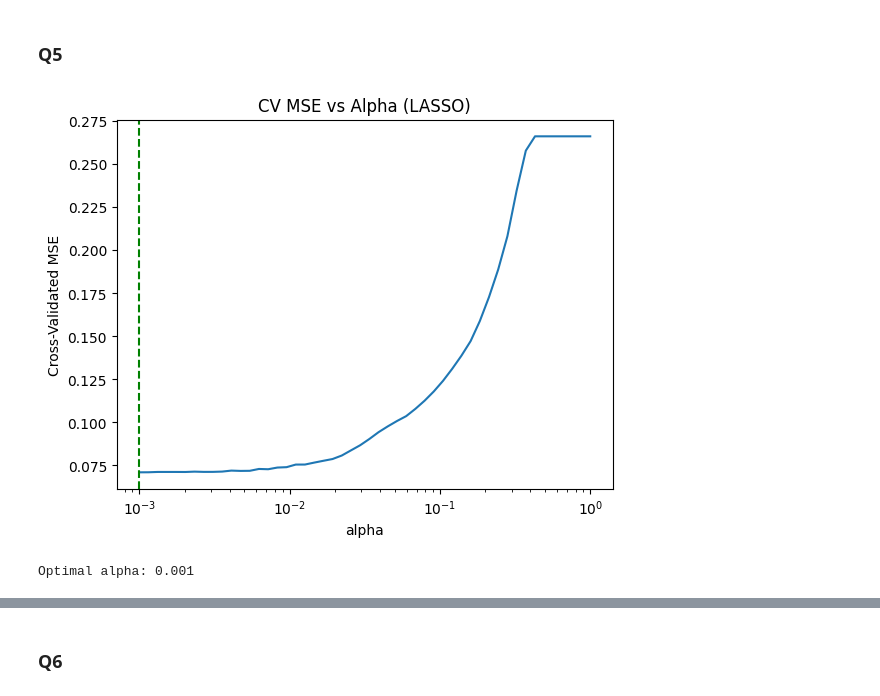
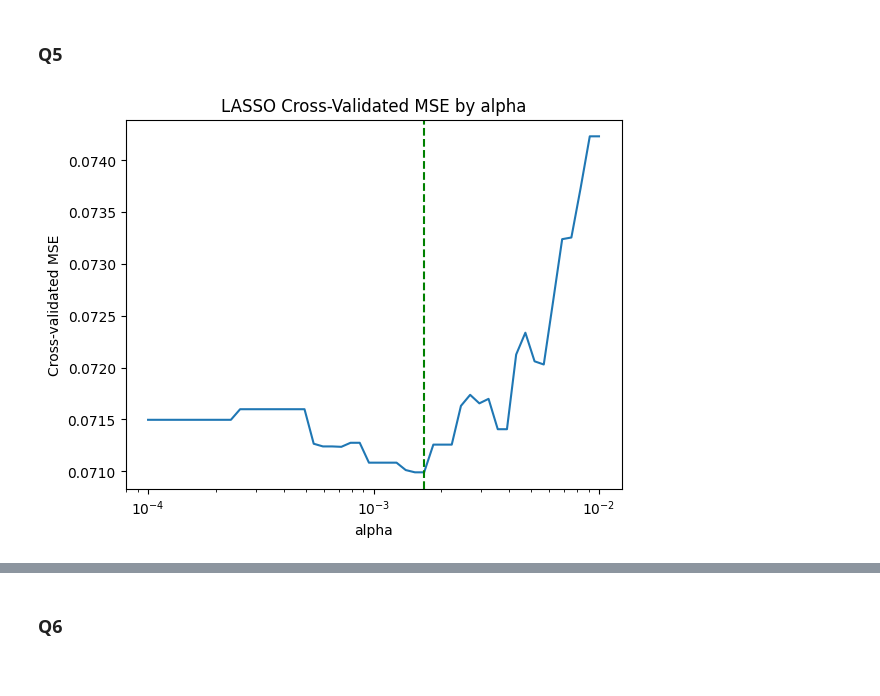
Before and after one commit to clairicelou/undergrad_ml_assignments, a Jupyter notebook: genomics_lab.ipynb, the cells around one changed output, grey strips where cells are left out. Cells and saved outputs as stored; diff of their text form; code cells hidden in the pictures.

```diff
--- a/genomics_lab.ipynb
+++ b/genomics_lab.ipynb
@@ -60,0 +62,6 @@ golub = golub[golub['cancer'].isin([0, 1])]
+# %%
+y = df['outcome']
+X = df.drop(['Samples', 'BM.PB', 'Gender', 'Source', 'tissue.mf', 'cancer', 'outcome'], axis=1)
+
+print(f'Observations: {X.shape[0]}')
+print(f'Genes used as predictors: {X.shape[1]}')
@@ -61,15 +71,9 @@ golub = golub[golub['cancer'].isin([0, 1])]
 # %% [markdown]
 ### Q2
 # %%
-y = golub['cancer']
-X = golub.drop(columns=['Samples','BM.PB','Gender','Source','tissue.mf','cancer'])
+ols = LinearRegression().fit(X, y)
+y_hat_ols = ols.predict(X)
+residuals_ols = y_hat_ols - y
 
-model = LinearRegression()
-model.fit(X, y)
-y_hat = model.predict(X)
-
-mse = np.mean((y - y_hat)**2)
-print(f"Mean Squared Error: {mse}")
-
-residuals = y - y_hat
+print(f'OLS training MSE: {mse(y, y_hat_ols):.6g}')
 # %% [output]
@@ -180,30 +200,12 @@ The LASSO selects 70 genes and shrinks all other coefficients to zero. Since the
 # %% [markdown]
 ### Q5
 # %%
-from sklearn.linear_model import LassoCV
-import numpy as np
-import matplotlib.pyplot as plt
-import seaborn as sns
-
-alpha_grid = np.logspace(-3, 0, 50)
-
-lasso = LassoCV(cv=10, alphas=alpha_grid,random_state=100,max_iter=10000)
-
-lasso.fit(X_scaled, y)
-
-mean_mse = np.mean(lasso.mse_path_, axis=1)
-
-alpha_star = lasso.alpha_
-
-sns.lineplot(x=lasso.alphas_, y=mean_mse)
-plt.axvline(x=alpha_star, color='green', linestyle='--')
-plt.xscale("log")
-plt.xlabel("alpha")
-plt.ylabel("Cross-Validated MSE")
-plt.title("CV MSE vs Alpha (LASSO)")
+sns.lineplot(x=lasso_cv.alphas_, y=mean_mse_path)
+plt.axvline(alpha_star, color='green', linestyle='--', linewidth=1.5)
+plt.xscale('log')
+plt.xlabel('alpha')
+plt.ylabel('Cross-validated MSE')
+plt.title('LASSO Cross-Validated MSE by alpha')
 plt.show()
-
-print(f"Optimal alpha: {alpha_star}")
 # %% [output]
-[figure, old version]
+[figure, new version]
-Optimal alpha: 0.001
```
Also changed, not shown: parts of 29 cells of this notebook, 2 other files.
